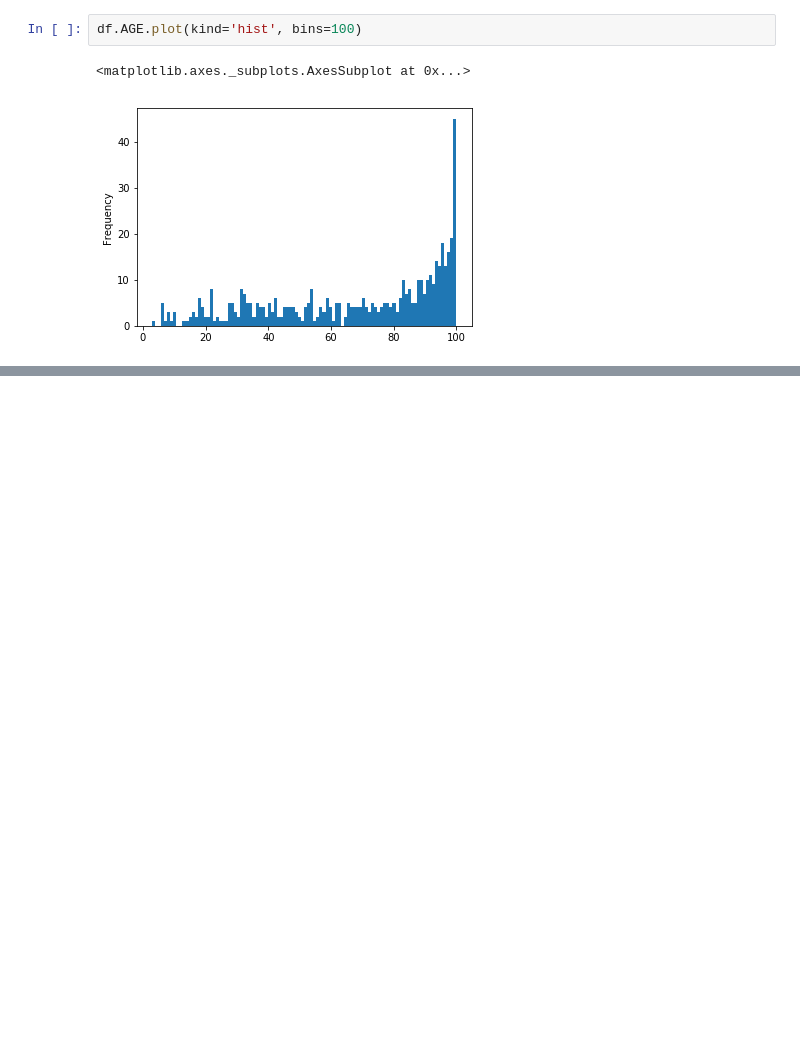
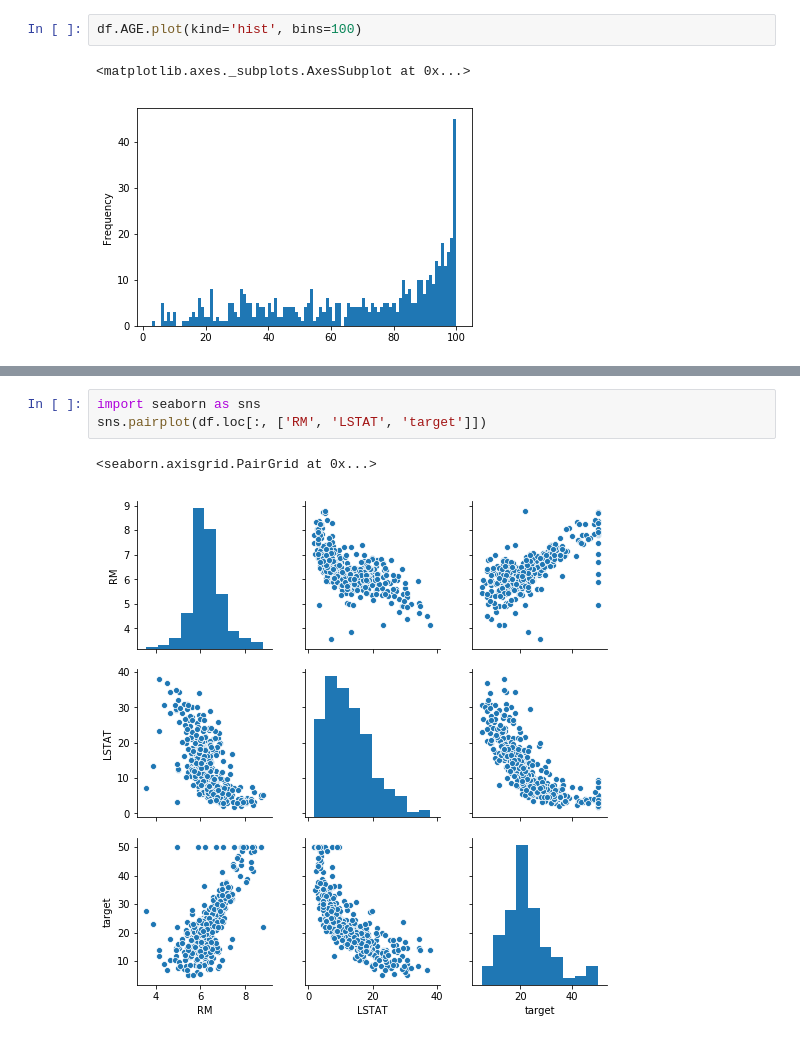
Before and after one commit to Hebinos/basic, a Jupyter notebook: lib/scikit_learn_watching.ipynb, the cells around one changed output, grey strips where cells are left out. Cells and saved outputs as stored; diff of their text form; blank space fills up the shorter version.

```diff
--- a/lib/scikit_learn_watching.ipynb
+++ b/lib/scikit_learn_watching.ipynb
@@ -178,0 +216,6 @@ df.AGE.plot(kind='hist', bins=100)
+# %%
+import seaborn as sns
+sns.pairplot(df.loc[:, ['RM', 'LSTAT', 'target']])
+# %% [output]
+<seaborn.axisgrid.PairGrid at 0x...>
+[figure, added]
```
Also changed, not shown: parts of 6 cells of this notebook.
